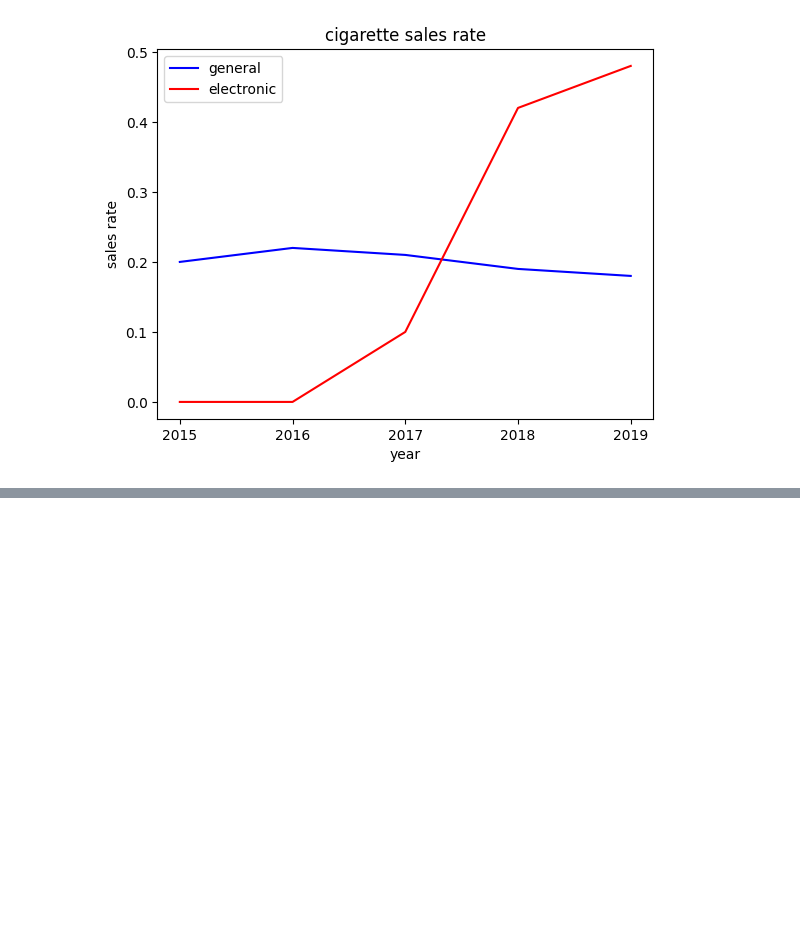
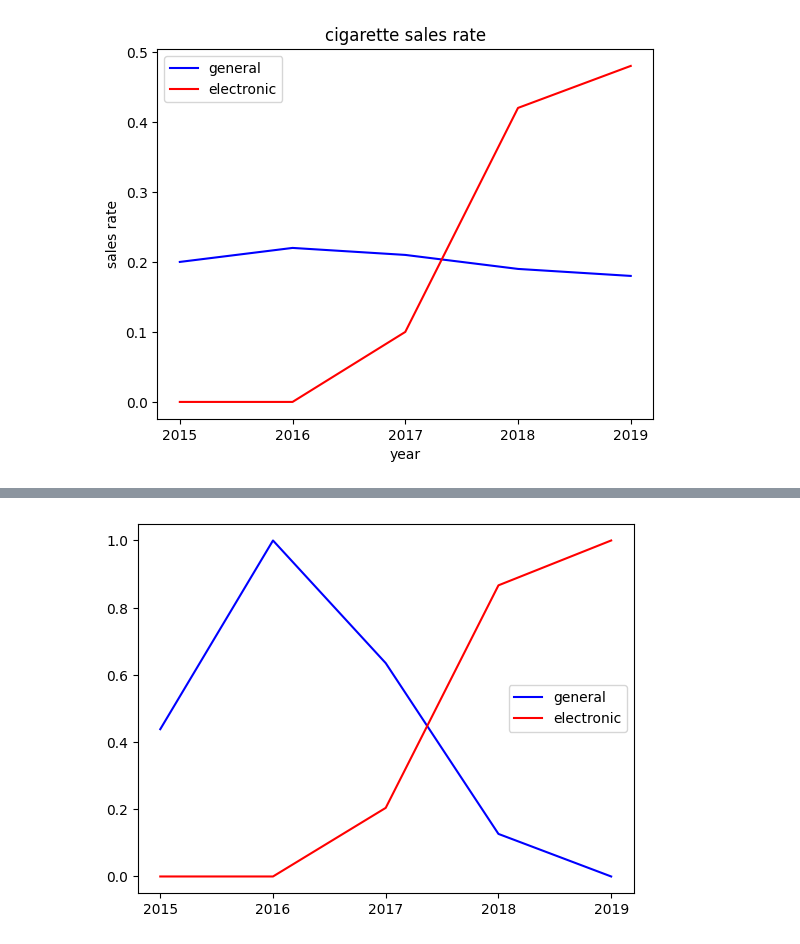
Before and after one commit to seulgi1231/Team203, a Jupyter notebook: 담배판매량.ipynb, the cells around one changed output, grey strips where cells are left out. Saved outputs shown, nothing was run; the diff lists cells and outputs as text; code cells hidden in the pictures; blank space fills up the shorter version.

```diff
--- a/담배판매량.ipynb
+++ b/담배판매량.ipynb
@@ -7,7 +7,7 @@ Saving sold_ciga.xlsx to sold_ciga.xlsx
 # %%
 import openpyxl
 
-wb = openpyxl.load_workbook('sold_ciga.xlsx')
+wb = openpyxl.load_workbook('/content/담배판매량_데이터셋_전처리전.xlsx')
 # %%
 '''
 14, 15, 16 ,17, 18, 19, 20 -> Q2, Q3, Q4, Q6, Q9, Q12, Q17  : 궐련형
@@ -131,3 +116,13 @@ plt.legend()
 plt.show()
 # %% [output]
 [figure]
+# %%
+# Change the data to a two-dimensional array
+data = [[general_15, elec_15], [general_16, elec_16], [general_17, elec_17], [general_18, elec_18], [general_19, elec_19]]
+# Create the DataFrame
+df = pd.DataFrame(data, columns=['general','electronic'])
+
+# Set the index
+df.index = ['2015','2016','2017','2018','2019']
+
+df
@@ -133,0 +136,8 @@ plt.show()
+# %%
+# 정규화
+df1 =df.copy()
+
+df1['general_minmax'] = (df1['general'] - df1['general'].min()) / (df1['general'].max( ) - df1['general'].min( ))
+df1['electronic_minmax'] = (df1['electronic'] - df1['electronic'].min( )) / (df1['electronic'].max( ) - df1['electronic'].min( ))
+
+df1
@@ -133,0 +161,9 @@ plt.show()
+# %%
+import matplotlib.pyplot as plt
+
+plt.plot(df1['general_minmax'], label='general',color='blue')
+plt.plot(df1['electronic_minmax'], label='electronic',color='red')
+plt.legend()
+plt.show()
+# %% [output]
+[figure, added]
```
Also changed, not shown: parts of 5 cells of this notebook.
